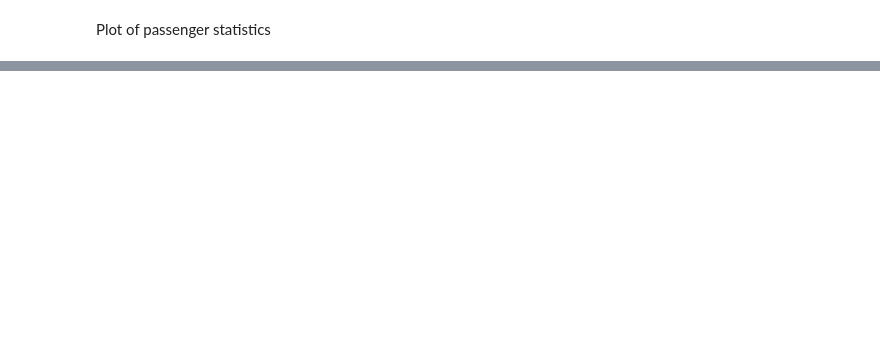
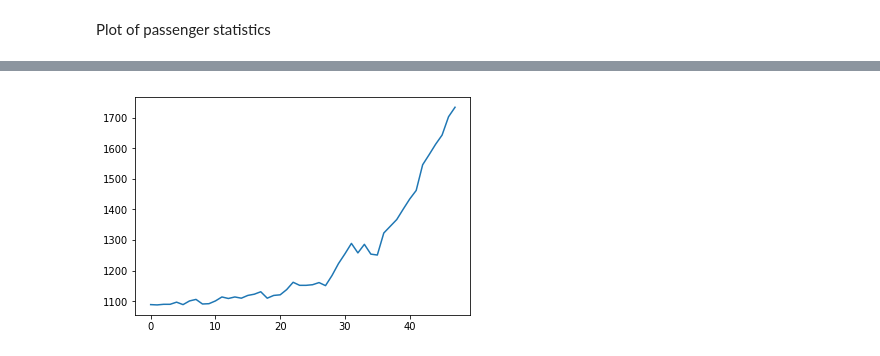
Before and after one commit to Ngort/CS166, a Jupyter notebook: elevator.ipynb, the cells around one changed output, grey strips where cells are left out. Cells and saved outputs as stored; diff of their text form; code cells hidden in the pictures; blank space fills up the shorter version.

```diff
--- a/elevator.ipynb
+++ b/elevator.ipynb
@@ -232,0 +222,10 @@ plt.show()
+# %%
+timesteps = []
+
+for _ in range(2,50):
+    timesteps.append(simulate_elevator(N=100,F=_,C=C,T=T)['timesteps'])
+
+plt.plot(timesteps)
+plt.show()
+# %% [output]
+[figure, added]
```
Also changed, not shown: parts of 8 cells of this notebook.
